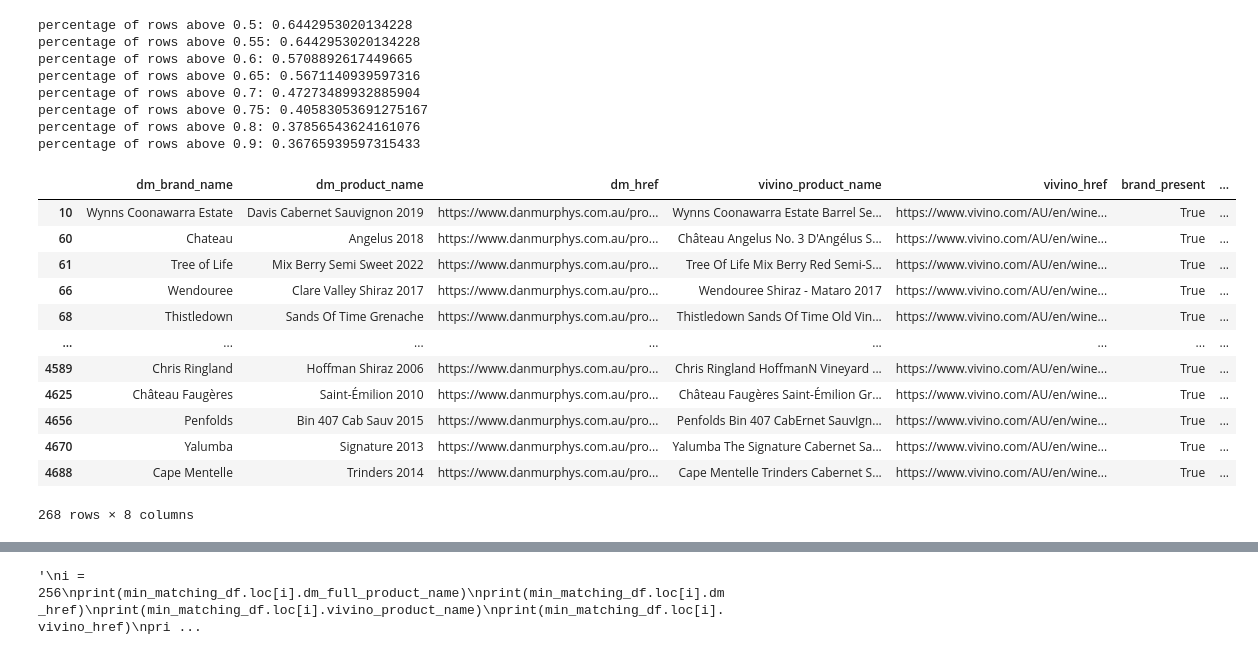
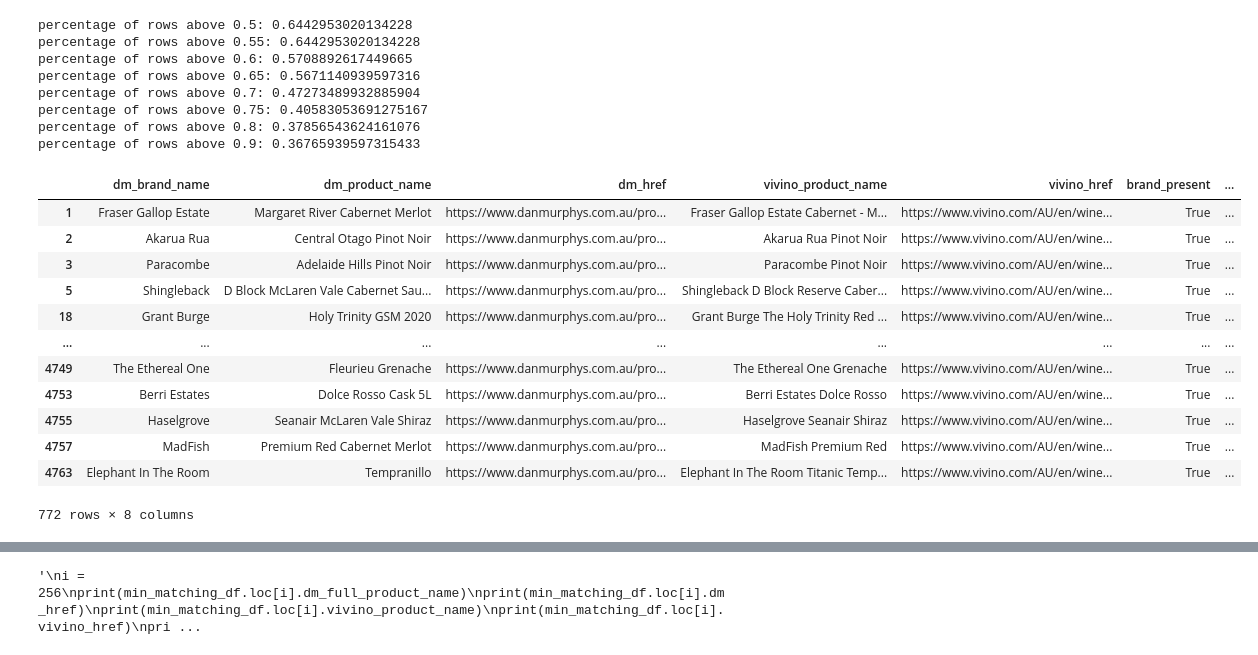
Before and after one commit to coreyj42/winevalet_webscraping, a Jupyter notebook: vivino_scraping/eda_vivino_product_matching.ipynb, the cells around one changed output, grey strips where cells are left out. Saved outputs shown, nothing was run; the diff lists cells and outputs as text; code cells hidden in the pictures.

```diff
--- a/vivino_scraping/eda_vivino_product_matching.ipynb
+++ b/vivino_scraping/eda_vivino_product_matching.ipynb
@@ -155,22 +157,22 @@ def calculate_jaccard_similarity(row):
     stop_words = set(stopwords.words('english'))
 
     # remove brand from vivino product name
-    print("############################################")
-    print("remove brand from vivino product name")
-    print("vivino_product_before:", row["vivino_product_name"])
+    debug_print("############################################")
+    debug_print("Removing brand from vivino product name...")
+    debug_print("vivino_product_before:", row["vivino_product_name"])
     dm_brand_name = remove_punctuation(unidecode(row["dm_brand_name"].lower()))
     vivino_product_name = remove_punctuation(unidecode(row["vivino_product_name"].lower()))
     vivino_product_name = remove_substring_and_strip(vivino_product_name, dm_brand_name)
-    print("dm_brand_name:", dm_brand_name)
-    print("vivino_product_name_after:", vivino_product_name)
-    print()
+    debug_print("dm_brand_name:", dm_brand_name)
+    debug_print("vivino_product_name_after:", vivino_product_name)
+    debug_print()
 
     # Tokenize the product names into words and convert to lower case
-    print("Tokenize the product names into words and convert to lower case")
+    debug_print("Tokenizing the product names into words and convert to lower case...")
     dm_product_name = remove_punctuation(unidecode(row['dm_product_name'].lower()))
     dm_tokens = word_tokenize(dm_product_name)
     vivino_tokens = word_tokenize(vivino_product_name)
-    print("calculating jaccard_similarity:", dm_product_name, "---", vivino_product_name)
+    debug_print("calculating jaccard_similarity:", dm_product_name, "---", vivino_product_name)
     print()
 
     # Remove stop words and non-alphanumeric tokens
@@ -183,17 +185,17 @@ def calculate_jaccard_similarity(row):
 
     # Calculate Jaccard similarity
     intersection = dm_set.intersection(vivino_set)
-    print("intersection:", intersection)
+    debug_print("intersection:", intersection)
     union = dm_set.union(vivino_set)
-    print("union:", union)
+    debug_print("union:", union)
 
     if not union:
         return 0.0  # Handle the case when both sets are empty
 
     jaccard_similarity = len(intersection) / len(union)
 
-    print("jaccard_similarity:", jaccard_similarity)
-    print("\n\n")
+    debug_print("jaccard_similarity:", jaccard_similarity)
+    debug_print("\n\n")
     return jaccard_similarity
 
 # Apply the function to each row
@@ -332,22 +334,22 @@ percentage of rows above 0.75: 0.40583053691275167
 percentage of rows above 0.8: 0.37856543624161076
 percentage of rows above 0.9: 0.36765939597315433
 # %%
-min_matching_df = matching_df[(matching_df["jaccard_similarity"] >= 0.4) & (matching_df["jaccard_similarity"] < 0.5)]
+min_matching_df = matching_df[(matching_df["jaccard_similarity"] >= 0.5) & (matching_df["jaccard_similarity"] < 0.6)]
 min_matching_df
 # %% [output]
 |  | dm_brand_name | dm_product_name | dm_href | vivino_product_name | vivino_href | brand_present | ... |
-| 10 | Wynns Coonawarra Estate | Davis Cabernet Sauvignon 2019 | https://www.danmurphys.com.au/pro... | Wynns Coonawarra Estate Barrel Se... | https://www.vivino.com/AU/en/wine... | True | ... |
-| 60 | Chateau | Angelus 2018 | https://www.danmurphys.com.au/pro... | Château Angelus No. 3 D'Angélus S... | https://www.vivino.com/AU/en/wine... | True | ... |
-| 61 | Tree of Life | Mix Berry Semi Sweet 2022 | https://www.danmurphys.com.au/pro... | Tree Of Life Mix Berry Red Semi-S... | https://www.vivino.com/AU/en/wine... | True | ... |
-| 66 | Wendouree | Clare Valley Shiraz 2017 | https://www.danmurphys.com.au/pro... | Wendouree Shiraz - Mataro 2017 | https://www.vivino.com/AU/en/wine... | True | ... |
-| 68 | Thistledown | Sands Of Time Grenache | https://www.danmurphys.com.au/pro... | Thistledown Sands Of Time Old Vin... | https://www.vivino.com/AU/en/wine... | True | ... |
+| 1 | Fraser Gallop Estate | Margaret River Cabernet Merlot | https://www.danmurphys.com.au/pro... | Fraser Gallop Estate Cabernet - M... | https://www.vivino.com/AU/en/wine... | True | ... |
+| 2 | Akarua Rua | Central Otago Pinot Noir | https://www.danmurphys.com.au/pro... | Akarua Rua Pinot Noir | https://www.vivino.com/AU/en/wine... | True | ... |
+| 3 | Paracombe | Adelaide Hills Pinot Noir | https://www.danmurphys.com.au/pro... | Paracombe Pinot Noir | https://www.vivino.com/AU/en/wine... | True | ... |
+| 5 | Shingleback | D Block McLaren Vale Cabernet Sau... | https://www.danmurphys.com.au/pro... | Shingleback D Block Reserve Caber... | https://www.vivino.com/AU/en/wine... | True | ... |
+| 18 | Grant Burge | Holy Trinity GSM 2020 | https://www.danmurphys.com.au/pro... | Grant Burge The Holy Trinity Red ... | https://www.vivino.com/AU/en/wine... | True | ... |
 | ... | ... | ... | ... | ... | ... | ... | ... |
-| 4589 | Chris Ringland | Hoffman Shiraz 2006 | https://www.danmurphys.com.au/pro... | Chris Ringland HoffmanN Vineyard ... | https://www.vivino.com/AU/en/wine... | True | ... |
-| 4625 | Château Faugères | Saint-Émilion 2010 | https://www.danmurphys.com.au/pro... | Château Faugères Saint-Émilion Gr... | https://www.vivino.com/AU/en/wine... | True | ... |
-| 4656 | Penfolds | Bin 407 Cab Sauv 2015 | https://www.danmurphys.com.au/pro... | Penfolds Bin 407 CabErnet SauvIgn... | https://www.vivino.com/AU/en/wine... | True | ... |
-| 4670 | Yalumba | Signature 2013 | https://www.danmurphys.com.au/pro... | Yalumba The Signature Cabernet Sa... | https://www.vivino.com/AU/en/wine... | True | ... |
-| 4688 | Cape Mentelle | Trinders 2014 | https://www.danmurphys.com.au/pro... | Cape Mentelle Trinders Cabernet S... | https://www.vivino.com/AU/en/wine... | True | ... |
+| 4749 | The Ethereal One | Fleurieu Grenache | https://www.danmurphys.com.au/pro... | The Ethereal One Grenache | https://www.vivino.com/AU/en/wine... | True | ... |
+| 4753 | Berri Estates | Dolce Rosso Cask 5L | https://www.danmurphys.com.au/pro... | Berri Estates Dolce Rosso | https://www.vivino.com/AU/en/wine... | True | ... |
+| 4755 | Haselgrove | Seanair McLaren Vale Shiraz | https://www.danmurphys.com.au/pro... | Haselgrove Seanair Shiraz | https://www.vivino.com/AU/en/wine... | True | ... |
+| 4757 | MadFish | Premium Red Cabernet Merlot | https://www.danmurphys.com.au/pro... | MadFish Premium Red | https://www.vivino.com/AU/en/wine... | True | ... |
+| 4763 | Elephant In The Room | Tempranillo | https://www.danmurphys.com.au/pro... | Elephant In The Room Titanic Temp... | https://www.vivino.com/AU/en/wine... | True | ... |
-268 rows × 8 columns
+772 rows × 8 columns
 # %%
 for i, row in min_matching_df.iterrows():
     print(f"i={i} \"{row.dm_brand_name} {row.dm_product_name}\"   ---   \"{row.vivino_product_name}   ---   {row.jaccard_similarity}\"\n")
```
Also changed, not shown: parts of 14 cells of this notebook, 4 other files.
